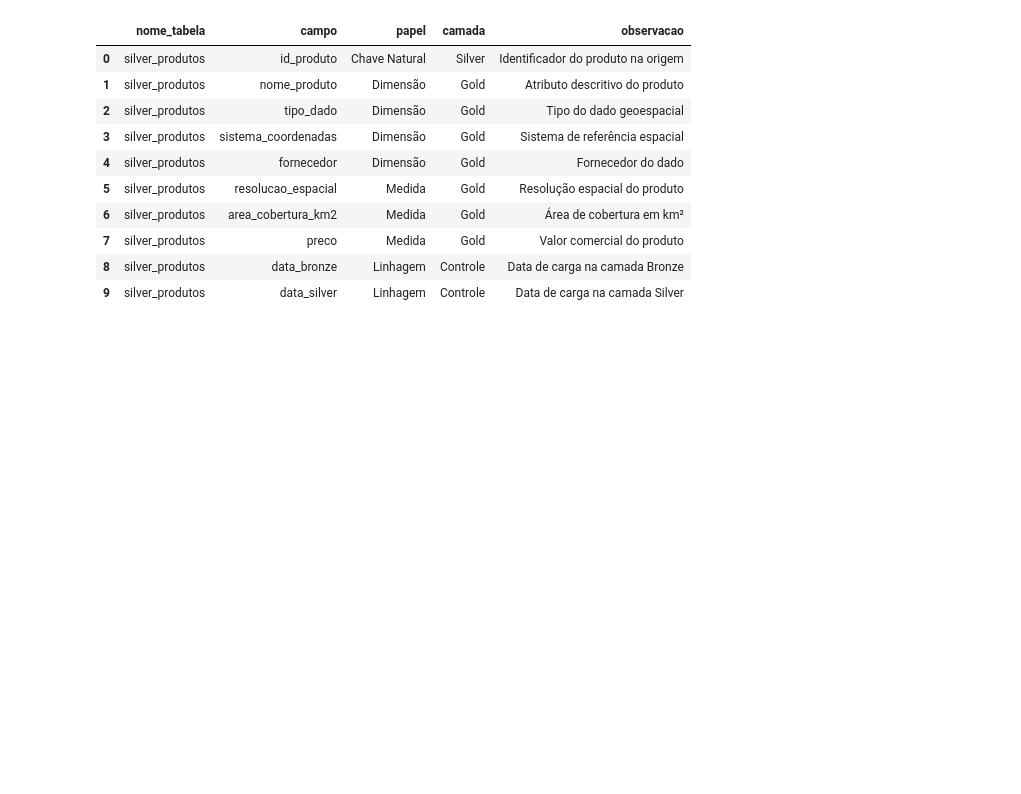
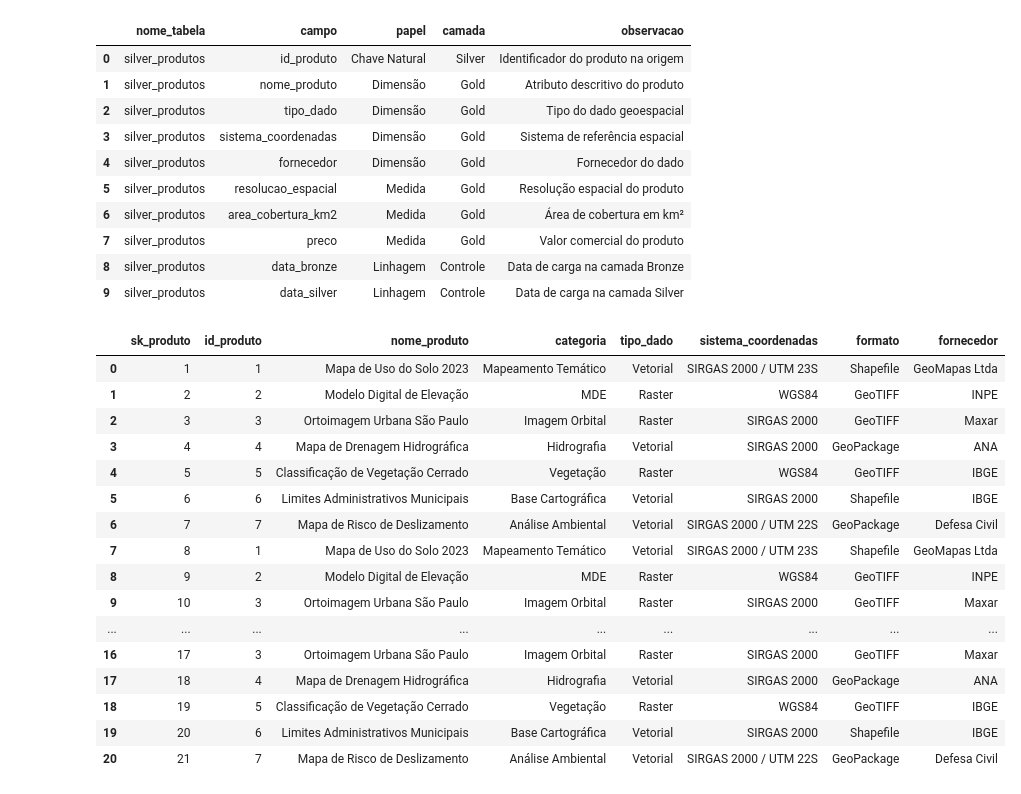
Before and after one commit to userdanixdev/project_eng_data, a Jupyter notebook: notebooks/gold_layer.ipynb, the cells around one changed output. Drawn from its saved outputs; the diff is of its cells as text; code cells hidden in the pictures; blank space fills up the shorter version.

```diff
--- a/notebooks/gold_layer.ipynb
+++ b/notebooks/gold_layer.ipynb
@@ -122,4 +124,27 @@ FROM silver_produtos;""")
 conexao.commit()
+# %%
+pd.read_sql("""
+SELECT *
+FROM dim_produto;
+""", conexao)
+# %% [output]
+|  | sk_produto | id_produto | nome_produto | categoria | tipo_dado | sistema_coordenadas | formato | fornecedor |
+| 0 | 1 | 1 | Mapa de Uso do Solo 2023 | Mapeamento Temático | Vetorial | SIRGAS 2000 / UTM 23S | Shapefile | GeoMapas Ltda |
+| 1 | 2 | 2 | Modelo Digital de Elevação | MDE | Raster | WGS84 | GeoTIFF | INPE |
+| 2 | 3 | 3 | Ortoimagem Urbana São Paulo | Imagem Orbital | Raster | SIRGAS 2000 | GeoTIFF | Maxar |
+| 3 | 4 | 4 | Mapa de Drenagem Hidrográfica | Hidrografia | Vetorial | SIRGAS 2000 | GeoPackage | ANA |
+| 4 | 5 | 5 | Classificação de Vegetação Cerrado | Vegetação | Raster | WGS84 | GeoTIFF | IBGE |
+| 5 | 6 | 6 | Limites Administrativos Municipais | Base Cartográfica | Vetorial | SIRGAS 2000 | Shapefile | IBGE |
+| 6 | 7 | 7 | Mapa de Risco de Deslizamento | Análise Ambiental | Vetorial | SIRGAS 2000 / UTM 22S | GeoPackage | Defesa Civil |
+| 7 | 8 | 1 | Mapa de Uso do Solo 2023 | Mapeamento Temático | Vetorial | SIRGAS 2000 / UTM 23S | Shapefile | GeoMapas Ltda |
+| 8 | 9 | 2 | Modelo Digital de Elevação | MDE | Raster | WGS84 | GeoTIFF | INPE |
+| 9 | 10 | 3 | Ortoimagem Urbana São Paulo | Imagem Orbital | Raster | SIRGAS 2000 | GeoTIFF | Maxar |
+| ... | ... | ... | ... | ... | ... | ... | ... | ... |
+| 16 | 17 | 3 | Ortoimagem Urbana São Paulo | Imagem Orbital | Raster | SIRGAS 2000 | GeoTIFF | Maxar |
+| 17 | 18 | 4 | Mapa de Drenagem Hidrográfica | Hidrografia | Vetorial | SIRGAS 2000 | GeoPackage | ANA |
+| 18 | 19 | 5 | Classificação de Vegetação Cerrado | Vegetação | Raster | WGS84 | GeoTIFF | IBGE |
+| 19 | 20 | 6 | Limites Administrativos Municipais | Base Cartográfica | Vetorial | SIRGAS 2000 | Shapefile | IBGE |
+| 20 | 21 | 7 | Mapa de Risco de Deslizamento | Análise Ambiental | Vetorial | SIRGAS 2000 / UTM 22S | GeoPackage | Defesa Civil |
 # %%
 # Dimensão Tempo:
 
```
Also changed, not shown: parts of 5 cells of this notebook.
